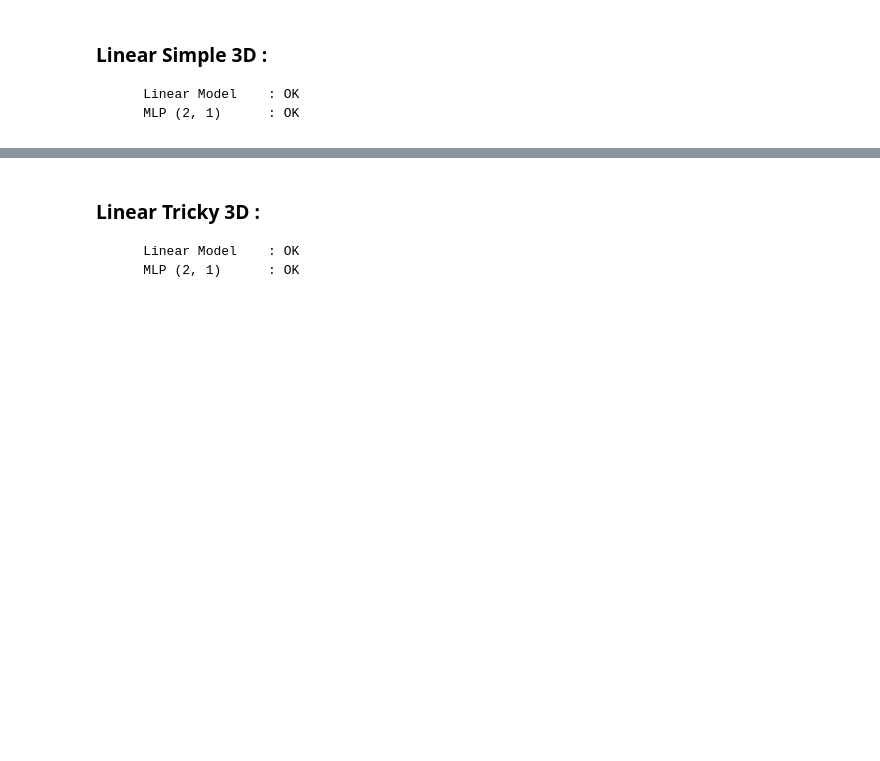
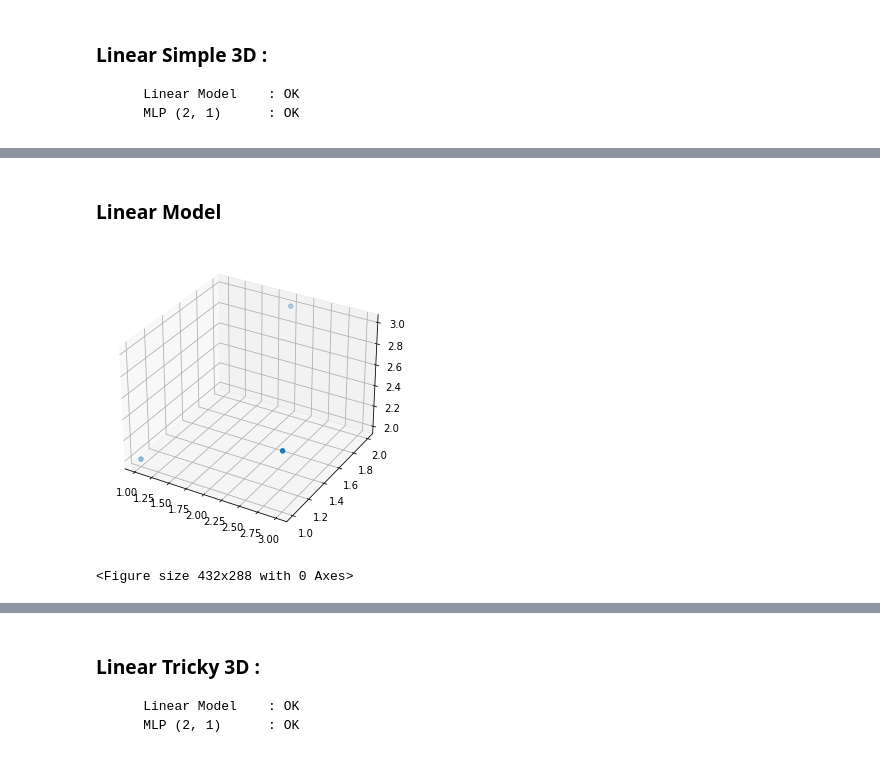
Before and after one commit to RBonilauri/projetAnnuel, a Jupyter notebook: CAS_DE_TESTS.ipynb, the cells around one changed output, grey strips where cells are left out. Drawn from its saved outputs; the diff is of its cells as text; code cells hidden in the pictures; blank space fills up the shorter version.

```diff
--- a/CAS_DE_TESTS.ipynb
+++ b/CAS_DE_TESTS.ipynb
@@ -1247,0 +1227,80 @@ plt.clf()
+# %% [markdown]
+### Linear Model
+# %%
+from mpl_toolkits.mplot3d import Axes3D
+
+dataset_inputs = np.array([
+      [1, 1],
+      [2, 2],
+      [3, 1]
+])
+dataset_expected_outputs = np.array([
+      2,
+      3,
+      2.5
+])
+
+mylib.create_linear_model.argtypes = [c_int]
+mylib.create_linear_model.restype = POINTER(c_float)
+
+
+
+model = mylib.create_linear_model(1)
+x = np.ctypeslib.as_array(model, (2,))
+#arrsize = len(model)
+#arrtype = c_float * arrsize
+#arr = arrtype(*model)
+
+
+
+flattened_dataset_inputs = []
+for p in dataset_inputs:
+  flattened_dataset_inputs.append(float(p[0]))
+
+arr_flat_size = len(flattened_dataset_inputs)
+arr_flat_type = c_float * arr_flat_size
+arr_flattened_dataset_inputs = arr_flat_type(*flattened_dataset_inputs)
+
+arr_dataset_size = len(dataset_expected_outputs)
+arr_dataset_type = c_float * arr_dataset_size
+arr_dataset = arr_dataset_type(*dataset_expected_outputs)
+
+mylib.train_regression_pseudo_inverse_linear_model.argtypes = [POINTER(c_float), arr_flat_type, arr_dataset_type, c_int, c_int,c_int]
+
+mylib.train_regression_pseudo_inverse_linear_model(model, arr_flattened_dataset_inputs, arr_dataset,2,len(flattened_dataset_inputs), len(dataset_expected_outputs))
+
+
+test_dataset_inputs = []
+for i in range(-10, 11):
+    temp = i
+    test_dataset_inputs.append(float(temp))
+
+result = []
+for p in test_dataset_inputs:
+    arrsizeP = len([p])
+    arrtypeP = c_float * arrsizeP
+    arrP = arrtypeP(*[p])
+    mylib.predict_linear_model_regression.argtypes = [POINTER(c_float), arrtypeP, c_int]
+    mylib.predict_linear_model_regression.restype = c_float
+
+    tmp = mylib.predict_linear_model_regression(model, arrP, 2)
+    result.append(tmp)
+
+#plt.plot(test_dataset_inputs, result)
+#plt.scatter([p[0] for p in dataset_inputs], dataset_expected_outputs, s=200)
+#plt.axis([-10, 10, -10, 10])
+
+fig = plt.figure()
+ax = Axes3D(fig)
+ax.scatter(dataset_inputs[:,0],dataset_inputs[:,1],dataset_expected_outputs)
+plt.show()
+plt.clf()
+
+
+mylib.destroy_linear_model.argtypes = [POINTER(c_float)]
+mylib.destroy_linear_model.restype = None
+
+mylib.destroy_linear_model(model)
+# %% [output]
+[figure, added]
+<Figure size 432x288 with 0 Axes>
```
Also changed, not shown: parts of 12 cells of this notebook.
